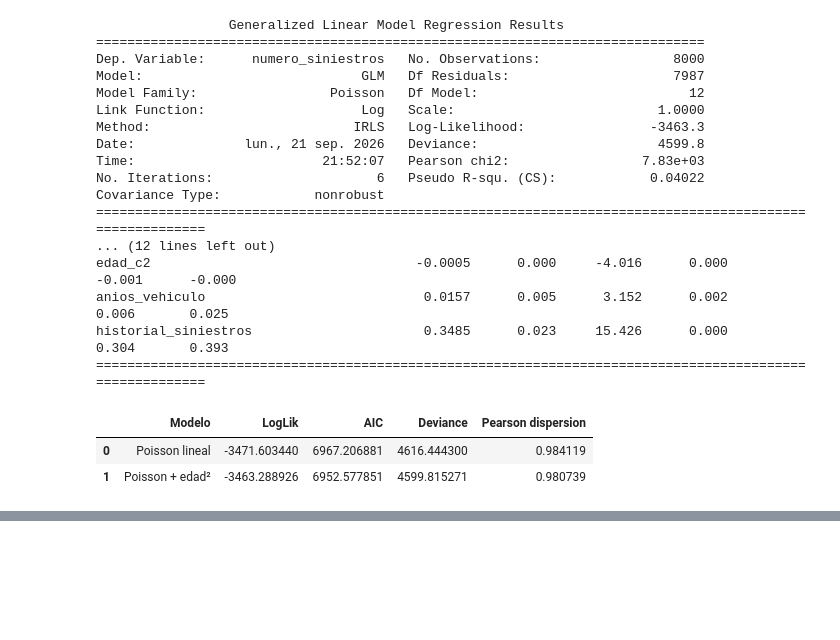
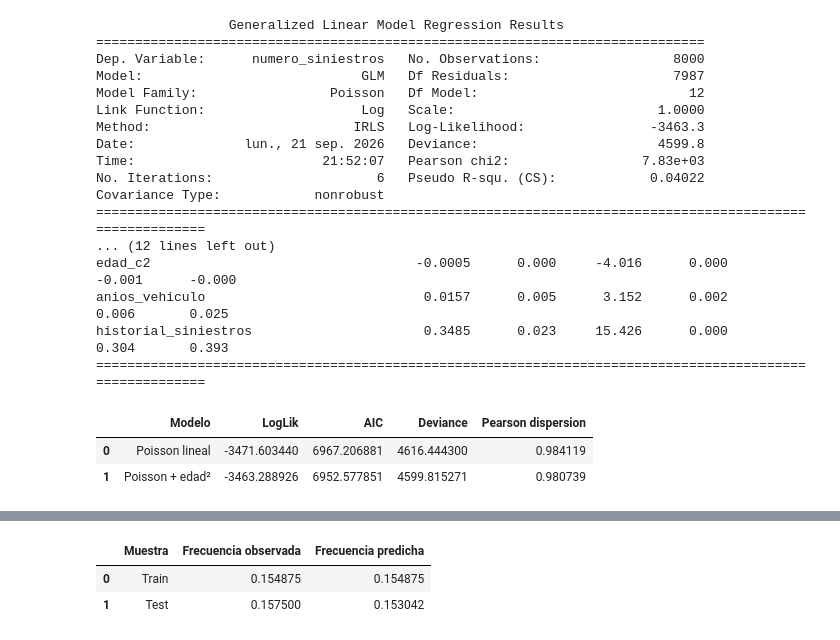
Before and after one commit to ActuarioDereckFuzz/Modelos_estadisticosvsMLvsDeep-Learning, a Jupyter notebook: notebooks/03_statistical_models.ipynb, the cells around one changed output, grey strips where cells are left out. Saved outputs shown, nothing was run; the diff lists cells and outputs as text; code cells hidden in the pictures; blank space fills up the shorter version.

```diff
--- a/notebooks/03_statistical_models.ipynb
+++ b/notebooks/03_statistical_models.ipynb
@@ -451,0 +481,18 @@ comparison_poisson
+# %%
+frequency_calibration = pd.DataFrame({
+    "Muestra": ["Train", "Test"],
+    "Frecuencia observada": [
+        y_train_freq.mean(),
+        y_test_freq.mean()
+    ],
+    "Frecuencia predicha": [
+        pred_train_freq.mean(),
+        pred_test_freq.mean()
+    ]
+})
+
+frequency_calibration
+# %% [output]
+|  | Muestra | Frecuencia observada | Frecuencia predicha |
+| 0 | Train | 0.154875 | 0.154875 |
+| 1 | Test | 0.157500 | 0.153042 |
```
Also changed, not shown: parts of 21 cells of this notebook.
